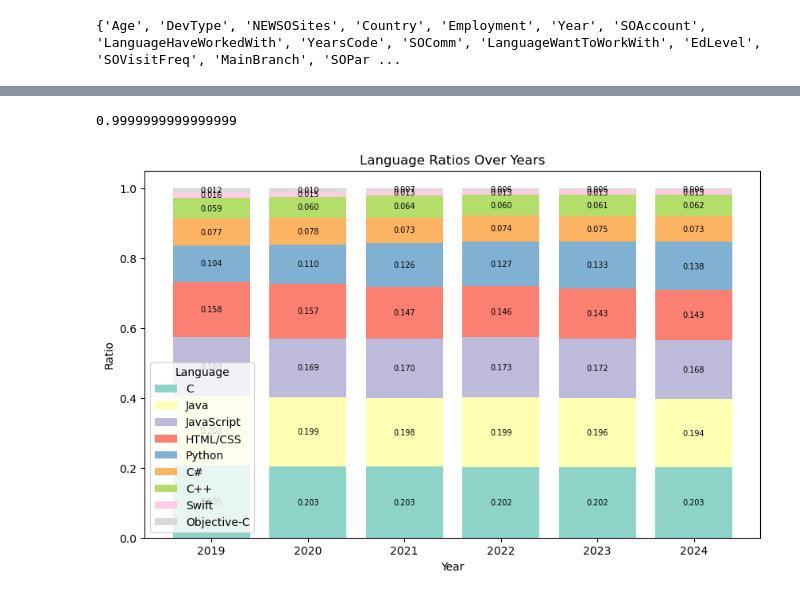
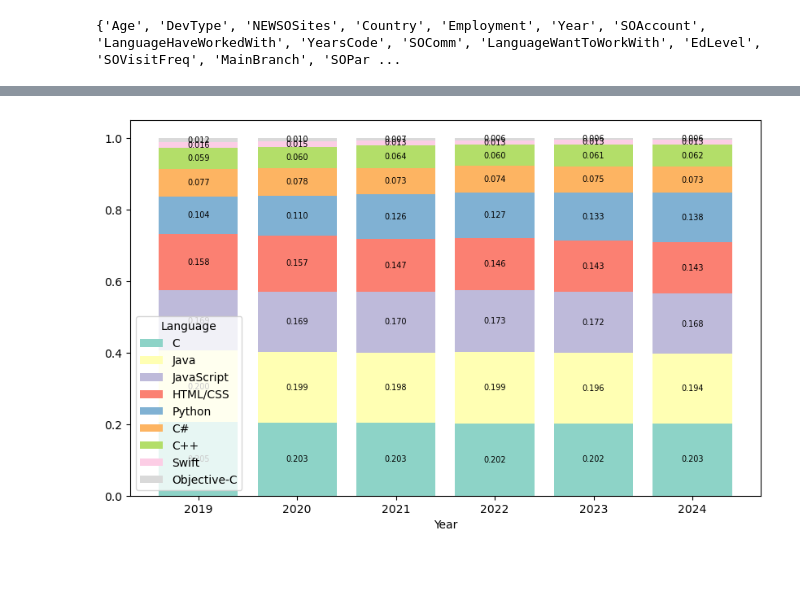
Before and after one commit to AlbertFlatscher/Stackoverflow_Survey_over_Time, a Jupyter notebook: Shifts_in_Programming_Preferences_from_2019_to_2024.ipynb, the cells around one changed output, grey strips where cells are left out. Saved outputs shown, nothing was run; the diff lists cells and outputs as text; code cells hidden in the pictures; blank space fills up the shorter version.

```diff
--- a/Shifts_in_Programming_Preferences_from_2019_to_2024.ipynb
+++ b/Shifts_in_Programming_Preferences_from_2019_to_2024.ipynb
@@ -326,43 +357,4 @@ ratio_df.head()
-# %%
-ratio_df[ratio_df.index=='2020'].values.sum()
-# %% [output]
-0.9999999999999999
-# %%
-# Generate a color palette with a unique color per language
-palette = sns.color_palette("Set3", len(languages_sorted))
-
-# Sort the language list
-languages_sorted = num_df.sum().sort_values(ascending=False).index.to_list()
-
-# set the figure size
-plt.figure(figsize=(10, 6))
-plt.stackplot
-
-# define an array to store the sum of all previous values in the bar
-bottom = np.zeros(len(years))
-for language, color in zip(languages_sorted, palette):
-    bars = plt.bar(ratio_df.index, ratio_df[language], bottom=bottom, color=color, label=language)
-    # Annotate each bar with its ratio value
-    for bar in bars:
-        height = bar.get_height()
-        plt.text(
-            bar.get_x() + bar.get_width() / 2,  # placement in the center of the bar
-            bar.get_y() + height / 2,           # placement in the middle of the stacked segment
-            f'{height:.3f}',                    # text to display with 1 decimal place
-            ha='center',                        # horizontal alignment
-            va='center',                        # vertical alignment
-            fontsize=7,                        # font size
-            color='black'                       # text color
-        )
-    bottom += ratio_df[language]  # Update bottom to stack next bar on top
-
-# Adding labels and title
-plt.xlabel('Year')
-plt.ylabel('Ratio')
-plt.title('Language Ratios Over Years')
-plt.legend(title='Language')
-
-# Show the plot
-plt.show()
-# %% [output]
-[figure, removed]
+# %%
+plot_stacked_bar(ratio_have_worked, True)
+# %% [output]
+[figure, added]
```
Also changed, not shown: parts of 14 cells of this notebook.
